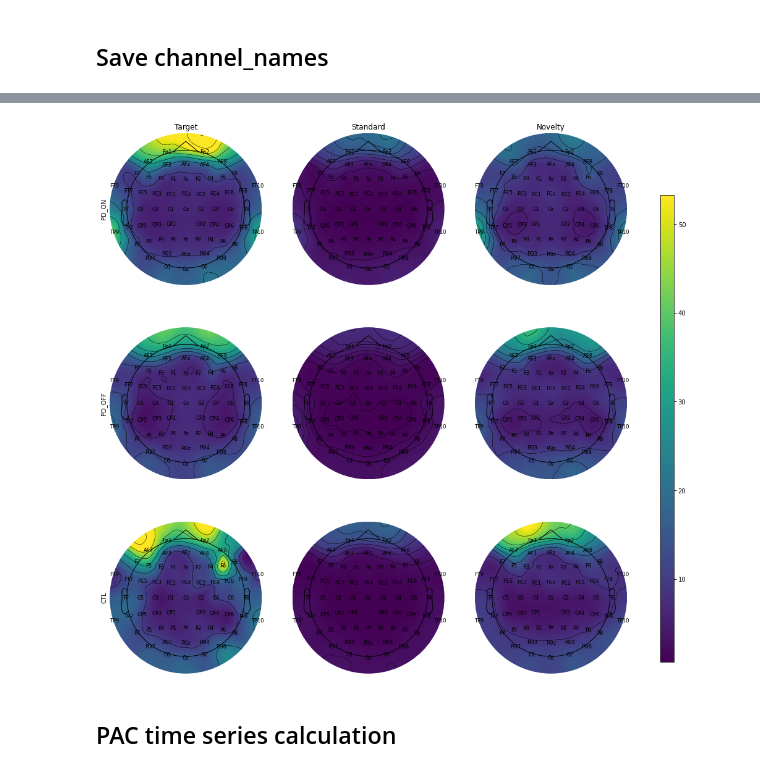
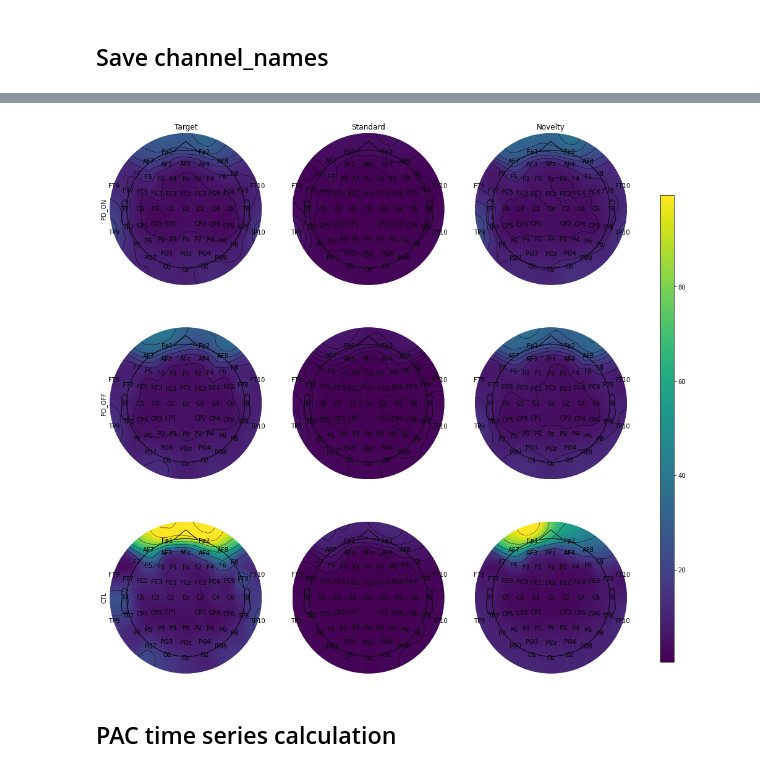
Before and after one commit to AIRLab-Sharif/Parkinson-PAC, a Jupyter notebook: python/Plot_topographies.ipynb, the cells around one changed output, grey strips where cells are left out. Drawn from its saved outputs; the diff is of its cells as text; code cells hidden in the pictures.

```diff
--- a/python/Plot_topographies.ipynb
+++ b/python/Plot_topographies.ipynb
@@ -127,0 +185,25 @@ plt.show()
+# %%
+select_channels = {'AF7','AF8','Fp1','Fp2'}
+
+colors = ['r','g','b','orange']
+
+NUM_COLORS = 4
+
+cm = plt.get_cmap('viridis')
+
+num_sti = 0
+
+fig, ax = plt.subplots(3,1,sharex=True,figsize=(15, 10))
+times = np.linspace(-200,1000,601)
+for i in np.arange(3):
+    for c,ch_name in enumerate(select_channels):
+        ch = channels_name.index(ch_name)
+        ax[i].plot(times,np.mean(ERP_collection[i,:,num_sti,ch,:],axis=0))
+        # baseline.set_linewidth(0)
+        ax[i].set_ylabel(groups[i])
+        ax[i].set_ylim([-4,6])
+# ax[2].xaxis.set_major_formatter(plt.FuncFormatter(format_func))
+ax[0].set_title(f'Grand mean ERP signal {event_types[num_sti]} stimulus')
+ax[2].set_xlabel('Time')
+fig.legend(select_channels,loc='center right')
+plt.savefig(os.path.join(Result_path,f'selected_channels_erp_{event_types[num_sti]}.png'))
@@ -128,8 +212,8 @@ plt.show()
 # %% [markdown]
 ## PAC topography parameter
 # %%
-start_time = 300
-end_time = 600
+start_time = -200
+end_time = 1000
 
 nobaseline = False
 
@@ -138,8 +222,10 @@ start_sample = np.int32((start_time+200)/2)
 end_sample = np.int32((end_time+200)/2)
 
 
-event_types = ['Target','Standard','Novelty']
-groups = ['PD_ON','PD_OFF','CTL']
+
+
+
+
 
 # Pair of frequency
 # maybe it needs to average on Pairs of frequency in the interested region
@@ -211,9 +324,8 @@ with open('..\data\channels_name.pkl', 'wb') as f:
 # %%
-with open('..\data\channels_name.pkl', 'rb') as f:
-        channels_name = pickle.load(f)
 
 
-Path_to_load_ERP_collection = f'..\data\PAC_electordes_{High_fre}_{Low_fre}_duration_{300}_nb_{nobaseline}.npy'
+
+Path_to_load_ERP_collection = f'..\data\PAC_electordes_{start_time}_{end_time}_pair_fre_{High_fre}_{Low_fre}_nb_{nobaseline}.npy'
 PAC_on_electrodes = np.load(Path_to_load_ERP_collection)
 
 vmax = PAC_on_electrodes.max()
@@ -232,35 +344,35 @@ for i, j in itertools.product(range(3), range(3)):
     PAC_grand_mean.set_montage(montage)
     im, cm = mne.viz.plot_topomap(PAC_grand_mean.data[:,0],
                                   PAC_grand_mean.info, axes=axs[i, j], show=False,
                                   names=channels_name, show_names=True,
-                                  vmin=vmin, vmax=vmax,res=200,cmap= 'viridis',fontsize='small')
+                                  vmin=vmin, vmax=vmax,res=200,cmap= 'viridis',fontsize='medium')
 
 for i in range(3):
         axs[i, 0].set_ylabel(groups[i])
         axs[0, i].set_title(event_types[i])
 
         axs[-1, i].xaxis.set_visible(True)
         axs[i, 0].yaxis.set_visible(True)
 
 
 cbar_ax = fig.add_axes([0.95, 0.15, 0.02, 0.7])
 clb = fig.colorbar(im, cax=cbar_ax)
 fname = f'PAC_grand_mean_dur_{start_time}_{end_time}_pair_fre_{High_fre}_{Low_fre}_nb_{nobaseline}.png'
 
 if start_time == -200 and end_time==1000:
         Path_dir = f'D:\Mastersharif\MasterProject\data\parkinsons-oddball\\results\\topography_figures\PAC-total-grand-mean-high-low_fre-{High_fre}-{Low_fre}'
 else:
         Path_dir = f'D:\Mastersharif\MasterProject\data\parkinsons-oddball\\results\\topography_figures\PAC-time_window-grand-mean-high-low_fre-{High_fre}-{Low_fre}'
 
 if not os.path.isdir(Path_dir):
         os.mkdir(Path_dir)
 
 file_path = os.path.join(Path_dir,fname)
 
 
 plt.savefig(file_path)
 # %% [output]
-[figure, old version]
+[figure, new version]
 # %% [markdown]
 ## PAC time series calculation
 # %%
```
Also changed, not shown: parts of 16 cells of this notebook, 11 other files.
